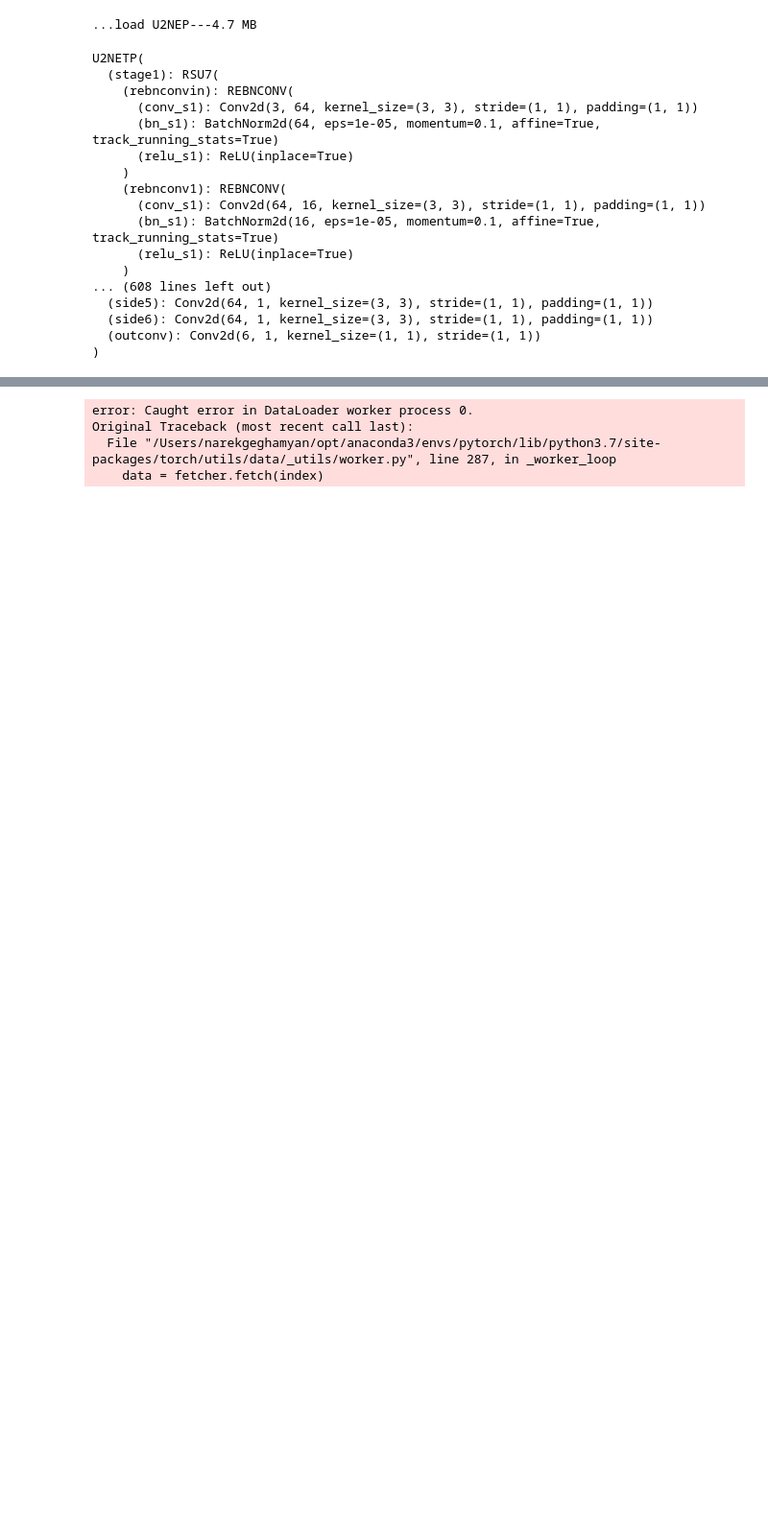
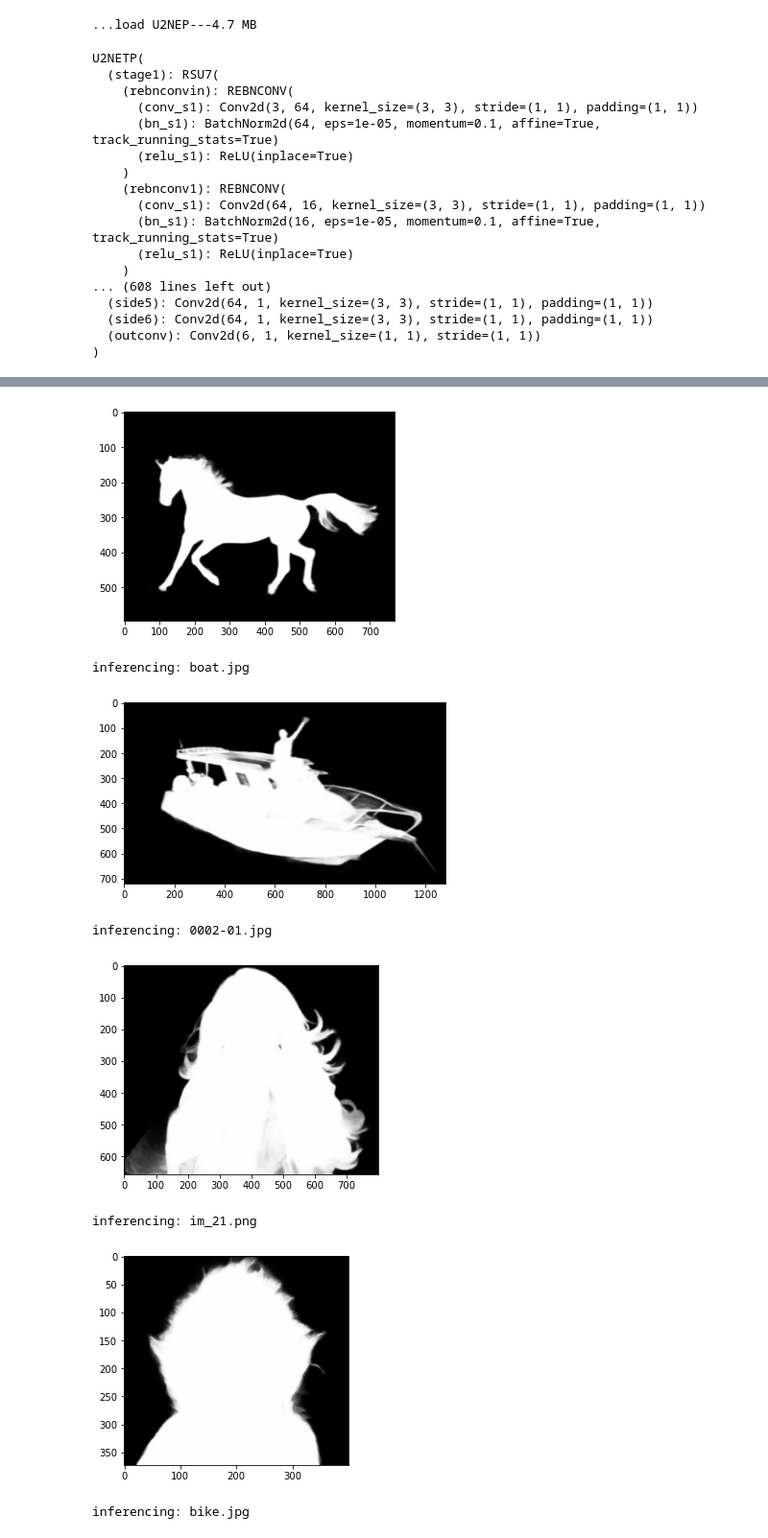
Before and after one commit to narek-g/Capstone_Project, a Jupyter notebook: prototypes/Replicate-U2-Net.ipynb, the cells around one changed output, grey strips where cells are left out. Shown: that part at 96% size. Cells and saved outputs as stored; diff of their text form; code cells hidden in the pictures; blank space fills up the shorter version.

Commit message:
fix pytorch issue

```diff
--- a/prototypes/Replicate-U2-Net.ipynb
+++ b/prototypes/Replicate-U2-Net.ipynb
@@ -45,7 +53,7 @@ def normPRED(d):
 
     return dn
 # %%
-def save_output(image_name,pred,d_dir):
+def save_output(image_name,pred,p_dir, source_dir):
 
     predict = pred
     predict = predict.squeeze()
@@ -53,27 +61,31 @@ def save_output(image_name,pred,d_dir):
 
     im = Image.fromarray(predict_np*255).convert('RGB')
     img_name = image_name.split(os.sep)[-1]
-    image = io.imread(image_name)
+    image = io.imread(source_dir + image_name)
     imo = im.resize((image.shape[1],image.shape[0]),resample=Image.BILINEAR)
+    plt.imshow(imo)
+    plt.show()
 
-    pb_np = np.array(imo)
+#     pb_np = np.array(imo)
 
-    aaa = img_name.split(".")
-    bbb = aaa[0:-1]
-    imidx = bbb[0]
-    for i in range(1,len(bbb)):
-        imidx = imidx + "." + bbb[i]
+#     aaa = img_name.split(".")
+#     bbb = aaa[0:-1]
+#     imidx = bbb[0]
+#     for i in range(1,len(bbb)):
+#         imidx = imidx + "." + bbb[i]
 
-    imo.save(d_dir+imidx+'.png')
+#     imo.save(d_dir+imidx+'.png')
+    imo.save(p_dir+image_name)
 # %%
 # --------- 1. get image path and name ---------
 model_name='u2netp'#u2net
 
 
-
-image_dir = os.path.join(os.getcwd(), 'test_data', 'test_images')
-prediction_dir = os.path.join(os.getcwd(), 'test_data', model_name + '_results' + os.sep)
-model_dir = os.path.join(os.getcwd(), 'saved_models', model_name, model_name + '.pth')
+image_dir = '/Users/narekgeghamyan/Classes/MLE_bootcamp/U-2-Net/test_data/test_images/'
+# prediction_dir = os.path.join(model_dir, 'test_data', model_name + '_results' + os.sep)
+prediction_dir = '/Users/narekgeghamyan/Classes/MLE_bootcamp/U-2-Net/test_data/u2netp_results/'
+# model_dir = os.path.join(model_dir, 'saved_models', model_name, model_name + '.pth')
+model_dir = '/Users/narekgeghamyan/Classes/MLE_bootcamp/U-2-Net/saved_models/u2netp/u2netp.pth'
 
 img_name_list = glob.glob(image_dir + os.sep + '*')
 print(img_name_list)
@@ -133,7 +145,8 @@ U2NETP(
 # --------- 4. inference for each image ---------
 for i_test, data_test in enumerate(test_salobj_dataloader):
 
-    print("inferencing:",img_name_list[i_test].split(os.sep)[-1])
+    img_file_name = img_name_list[i_test].split(os.sep)[-1]
+    print("inferencing:",img_file_name)
 
     inputs_test = data_test['image']
     inputs_test = inputs_test.type(torch.FloatTensor)
@@ -152,7 +165,8 @@ for i_test, data_test in enumerate(test_salobj_dataloader):
     # save results to test_results folder
     if not os.path.exists(prediction_dir):
         os.makedirs(prediction_dir, exist_ok=True)
-    save_output(img_name_list[i_test],pred,prediction_dir)
+#     save_output(img_name_list[i_test],pred,prediction_dir)
+    save_output(img_file_name, pred, prediction_dir, image_dir)
 
     del d1,d2,d3,d4,d5,d6,d7
 # %% [output]
@@ -160,4 +174,8 @@ for i_test, data_test in enumerate(test_salobj_dataloader):
+[figure, added]
-error: Caught error in DataLoader worker process 0.
-Original Traceback (most recent call last):
-  File "/Users/narekgeghamyan/opt/anaconda3/envs/pytorch/lib/python3.7/site-packages/torch/utils/data/_utils/worker.py", line 287, in _worker_loop
-    data = fetcher.fetch(index)
+inferencing: boat.jpg
+[figure, added]
+inferencing: 0002-01.jpg
+[figure, added]
+inferencing: im_21.png
+[figure, added]
+inferencing: bike.jpg
```
Also changed, not shown: parts of 5 cells of this notebook, 1 other file.
